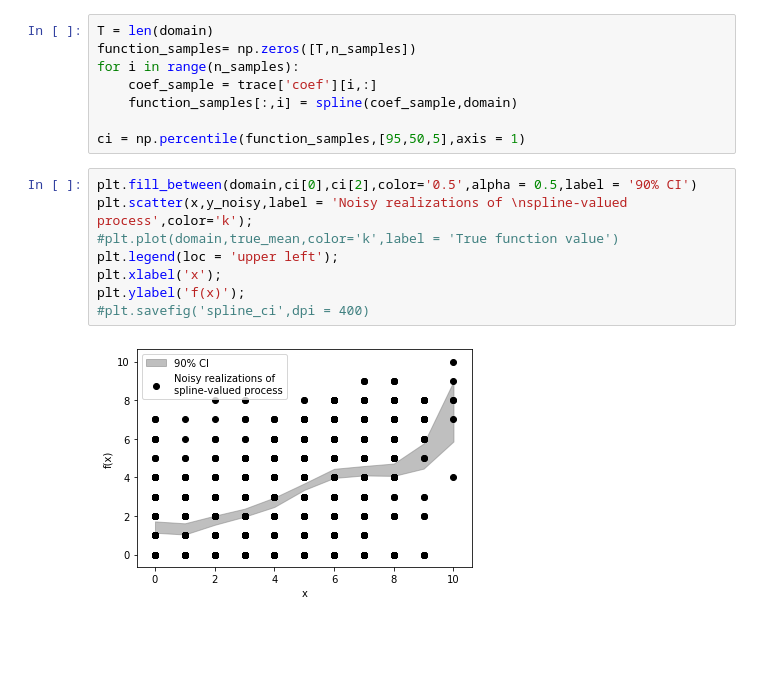
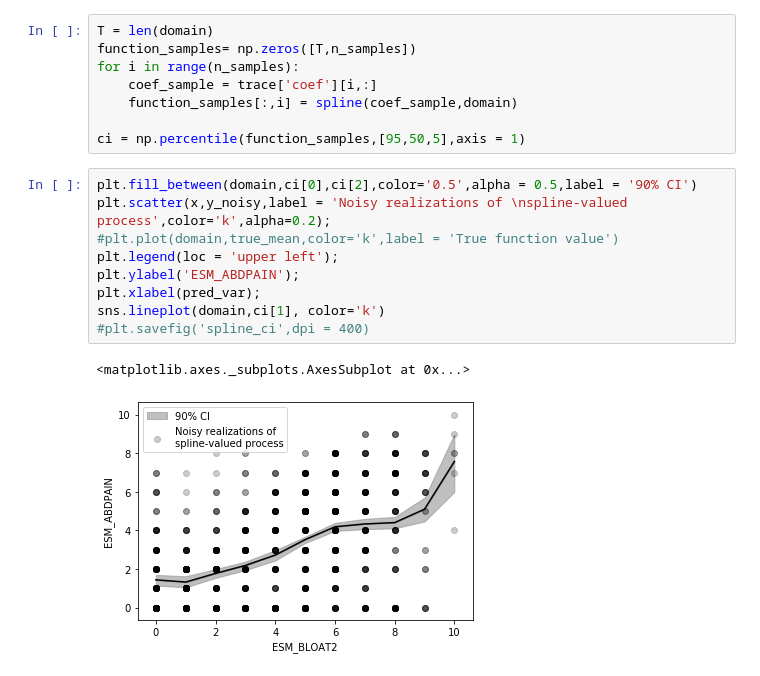
Before and after one commit to JuliusHaring/ESM, a Jupyter notebook: exploratory_analysis/pymc3.ipynb, the cells around one changed output. Drawn from its saved outputs; the diff is of its cells as text; blank space fills up the shorter version.

Commit message:
better visualization

```diff
--- a/exploratory_analysis/pymc3.ipynb
+++ b/exploratory_analysis/pymc3.ipynb
@@ -117,14 +117,16 @@ for i in range(n_samples):
 ci = np.percentile(function_samples,[95,50,5],axis = 1)
 # %%
 plt.fill_between(domain,ci[0],ci[2],color='0.5',alpha = 0.5,label = '90% CI')
-plt.scatter(x,y_noisy,label = 'Noisy realizations of \nspline-valued process',color='k');
+plt.scatter(x,y_noisy,label = 'Noisy realizations of \nspline-valued process',color='k',alpha=0.2);
 #plt.plot(domain,true_mean,color='k',label = 'True function value')
 plt.legend(loc = 'upper left');
-plt.xlabel('x');
-plt.ylabel('f(x)');
+plt.ylabel('ESM_ABDPAIN');
+plt.xlabel(pred_var);
+sns.lineplot(domain,ci[1], color='k')
 #plt.savefig('spline_ci',dpi = 400)
 # %% [output]
+<matplotlib.axes._subplots.AxesSubplot at 0x...>
-[figure, old version]
+[figure, new version]
 # %%
 az.plot_trace(trace, compact=True);
 # %% [output]
```
Also changed, not shown: parts of 1 cell of this notebook.
